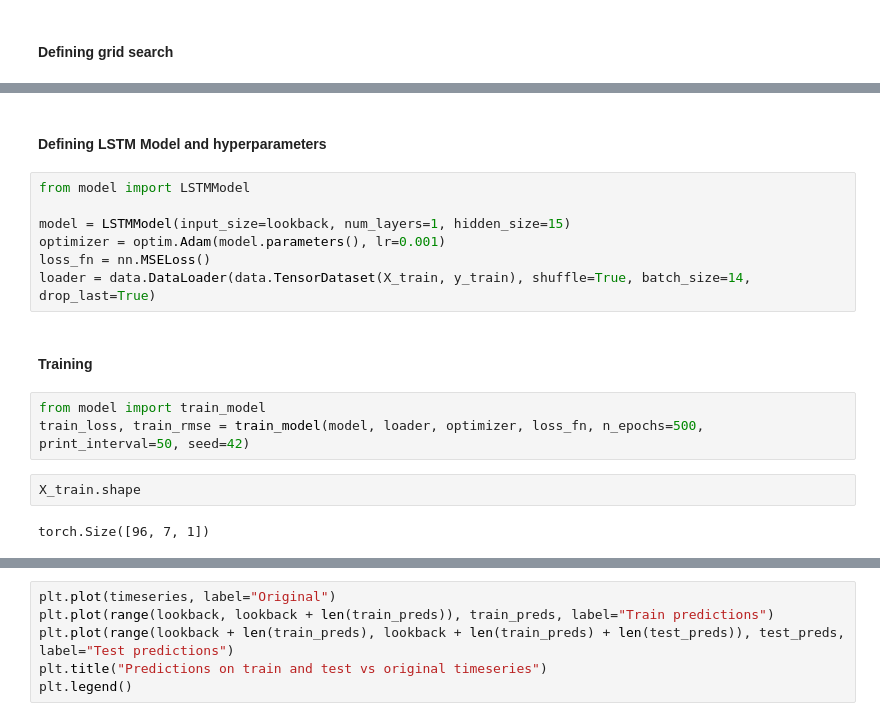
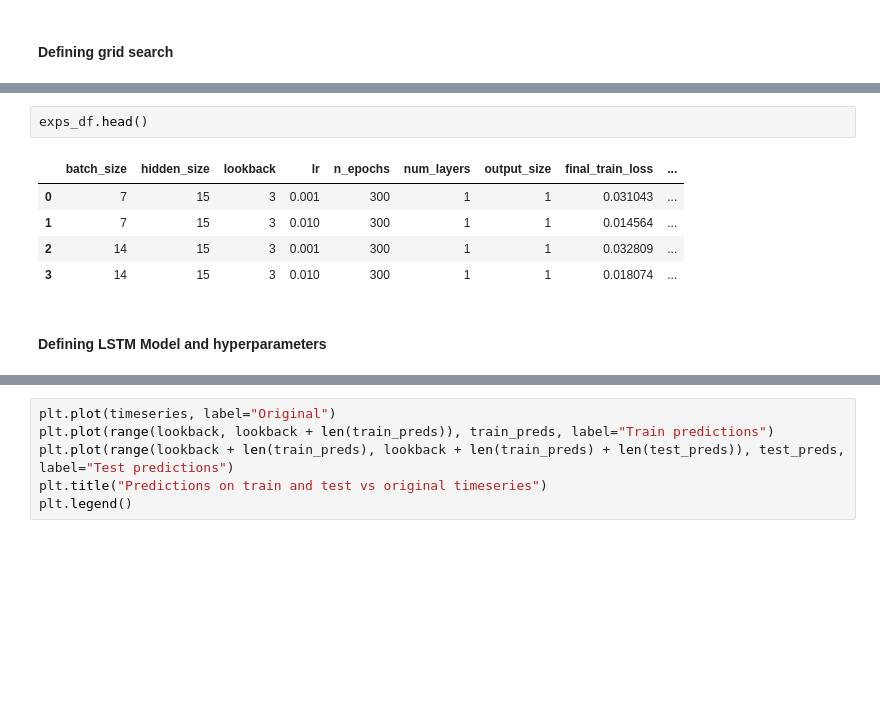
Before and after one commit to marianataglio/seriestemporales, a Jupyter notebook: grid_search_lstm.ipynb, the cells around one changed output, grey strips where cells are left out. Saved outputs shown, nothing was run; the diff lists cells and outputs as text; blank space fills up the shorter version.

```diff
--- a/grid_search_lstm.ipynb
+++ b/grid_search_lstm.ipynb
@@ -111,18 +100,10 @@ print(best_loss)
+# %%
+exps_df.head()
+# %% [output]
+|  | batch_size | hidden_size | lookback | lr | n_epochs | num_layers | output_size | final_train_loss | ... |
+| 0 | 7 | 15 | 3 | 0.001 | 300 | 1 | 1 | 0.031043 | ... |
+| 1 | 7 | 15 | 3 | 0.010 | 300 | 1 | 1 | 0.014564 | ... |
+| 2 | 14 | 15 | 3 | 0.001 | 300 | 1 | 1 | 0.032809 | ... |
+| 3 | 14 | 15 | 3 | 0.010 | 300 | 1 | 1 | 0.018074 | ... |
 # %% [markdown]
 #### Defining LSTM Model and hyperparameters
-# %%
-from model import LSTMModel
-
-model = LSTMModel(input_size=lookback, num_layers=1, hidden_size=15)
-optimizer = optim.Adam(model.parameters(), lr=0.001)
-loss_fn = nn.MSELoss()
-loader = data.DataLoader(data.TensorDataset(X_train, y_train), shuffle=True, batch_size=14, drop_last=True)
-# %% [markdown]
-#### Training
-# %%
-from model import train_model
-train_loss, train_rmse = train_model(model, loader, optimizer, loss_fn, n_epochs=500, print_interval=50, seed=42)
-# %%
-X_train.shape
-# %% [output]
-torch.Size([96, 7, 1])
```
Also changed, not shown: parts of 12 cells of this notebook.
